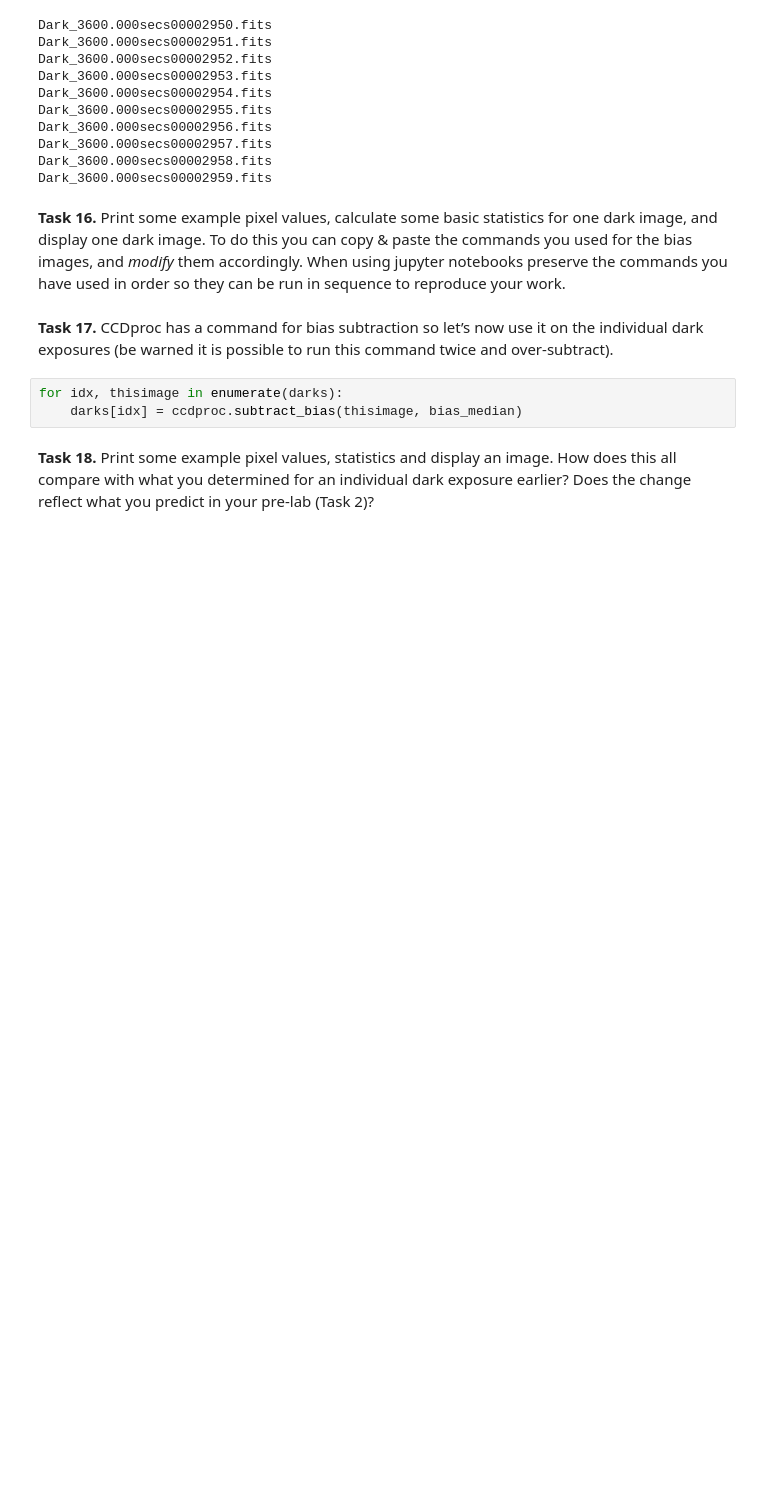
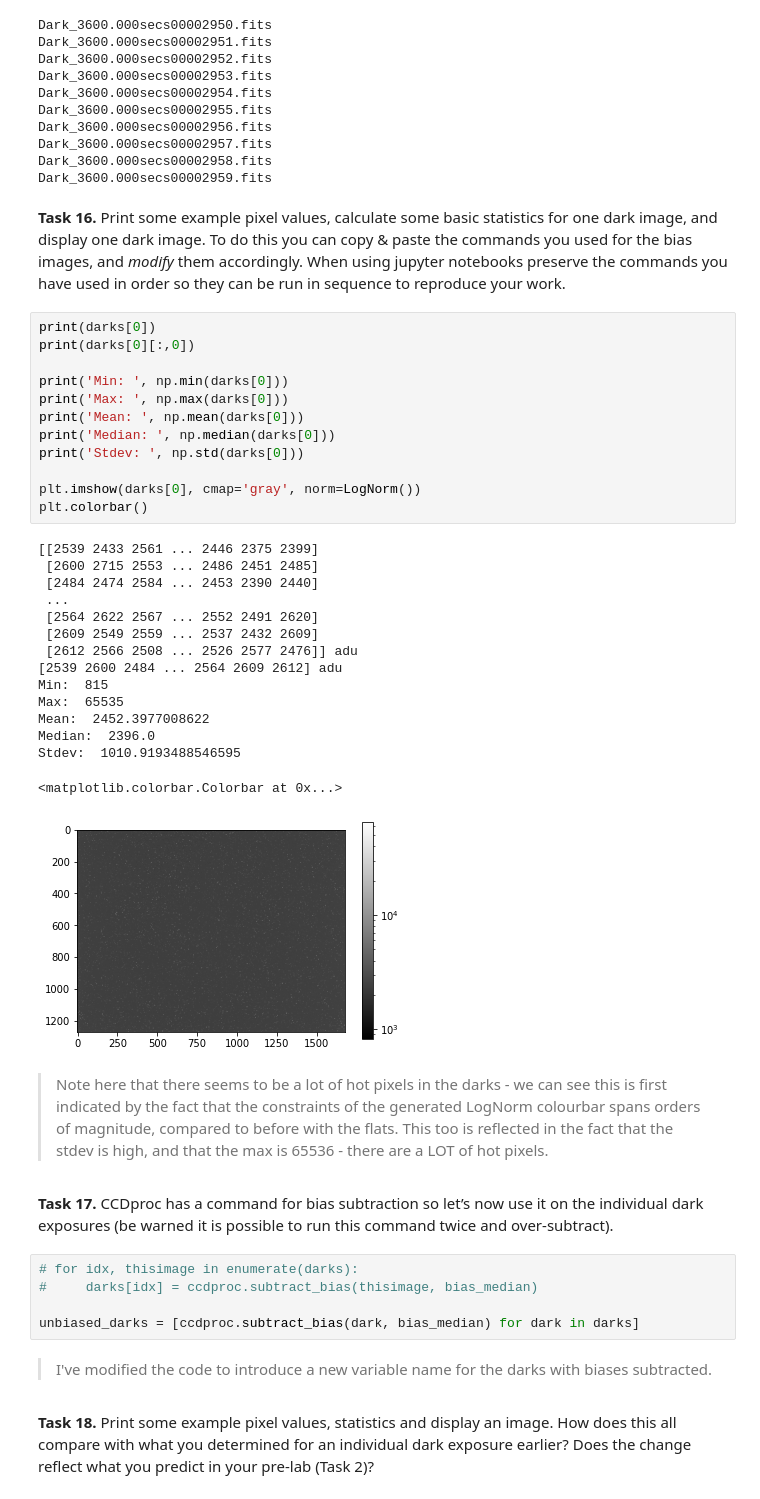
Before and after one commit to cedliang/ASP3231, a Jupyter notebook: Lab_2/ASP3231_Laboratory_2_2021_Basics_of_Reducing_CCD_Images.ipynb, the cells around one changed output. Drawn from its saved outputs; the diff is of its cells as text; blank space fills up the shorter version.

```diff
--- a/Lab_2/ASP3231_Laboratory_2_2021_Basics_of_Reducing_CCD_Images.ipynb
+++ b/Lab_2/ASP3231_Laboratory_2_2021_Basics_of_Reducing_CCD_Images.ipynb
@@ -276,10 +349,44 @@ Dark_3600.000secs00002958.fits
 Dark_3600.000secs00002959.fits
 # %% [markdown]
 **Task 16.** Print some example pixel values, calculate some basic statistics for one dark image, and display one dark image. To do this you can copy & paste the commands you used for the bias images, and *modify* them accordingly. When using jupyter notebooks preserve the commands you have used in order so they can be run in sequence to reproduce your work.
+# %%
+print(darks[0])
+print(darks[0][:,0])
+
+print('Min: ', np.min(darks[0]))
+print('Max: ', np.max(darks[0]))
+print('Mean: ', np.mean(darks[0]))
+print('Median: ', np.median(darks[0]))
+print('Stdev: ', np.std(darks[0]))
+
+plt.imshow(darks[0], cmap='gray', norm=LogNorm())
+plt.colorbar()
+# %% [output]
+[[2539 2433 2561 ... 2446 2375 2399]
+ [2600 2715 2553 ... 2486 2451 2485]
+ [2484 2474 2584 ... 2453 2390 2440]
+ ...
+ [2564 2622 2567 ... 2552 2491 2620]
+ [2609 2549 2559 ... 2537 2432 2609]
+ [2612 2566 2508 ... 2526 2577 2476]] adu
+[2539 2600 2484 ... 2564 2609 2612] adu
+Min:  815
+Max:  65535
+Mean:  2452.3977008622
+Median:  2396.0
+Stdev:  1010.9193488546595
+<matplotlib.colorbar.Colorbar at 0x...>
+[figure, added]
+# %% [markdown]
+>Note here that there seems to be a lot of hot pixels in the darks - we can see this is first indicated by the fact that the constraints of the generated LogNorm colourbar spans orders of magnitude, compared to before with the flats. This too is reflected in the fact that the stdev is high, and that the max is 65536 - there are a LOT of hot pixels.
 # %% [markdown]
 **Task 17.** CCDproc has a command for bias subtraction so let’s now use it on the individual dark exposures (be warned it is possible to run this command twice and over-subtract).
 # %%
-for idx, thisimage in enumerate(darks):
-    darks[idx] = ccdproc.subtract_bias(thisimage, bias_median)
+# for idx, thisimage in enumerate(darks):
+#     darks[idx] = ccdproc.subtract_bias(thisimage, bias_median)
+
+unbiased_darks = [ccdproc.subtract_bias(dark, bias_median) for dark in darks]
+# %% [markdown]
+>I've modified the code to introduce a new variable name for the darks with biases subtracted.
 # %% [markdown]
 **Task 18.** Print some example pixel values, statistics and display an image. How does this all compare with what you determined for an individual dark exposure earlier? Does the change reflect what you predict in your pre-lab (Task 2)?
```
Also changed, not shown: parts of 47 cells of this notebook, 14 other files.
